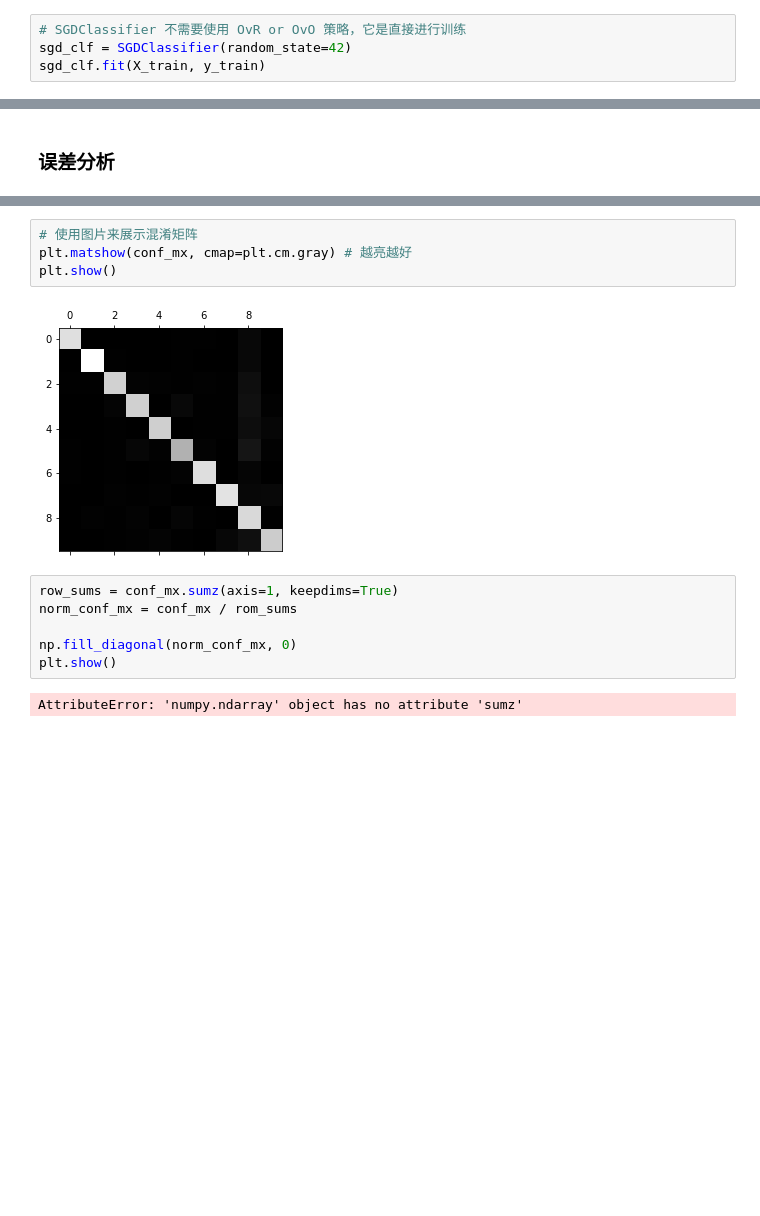
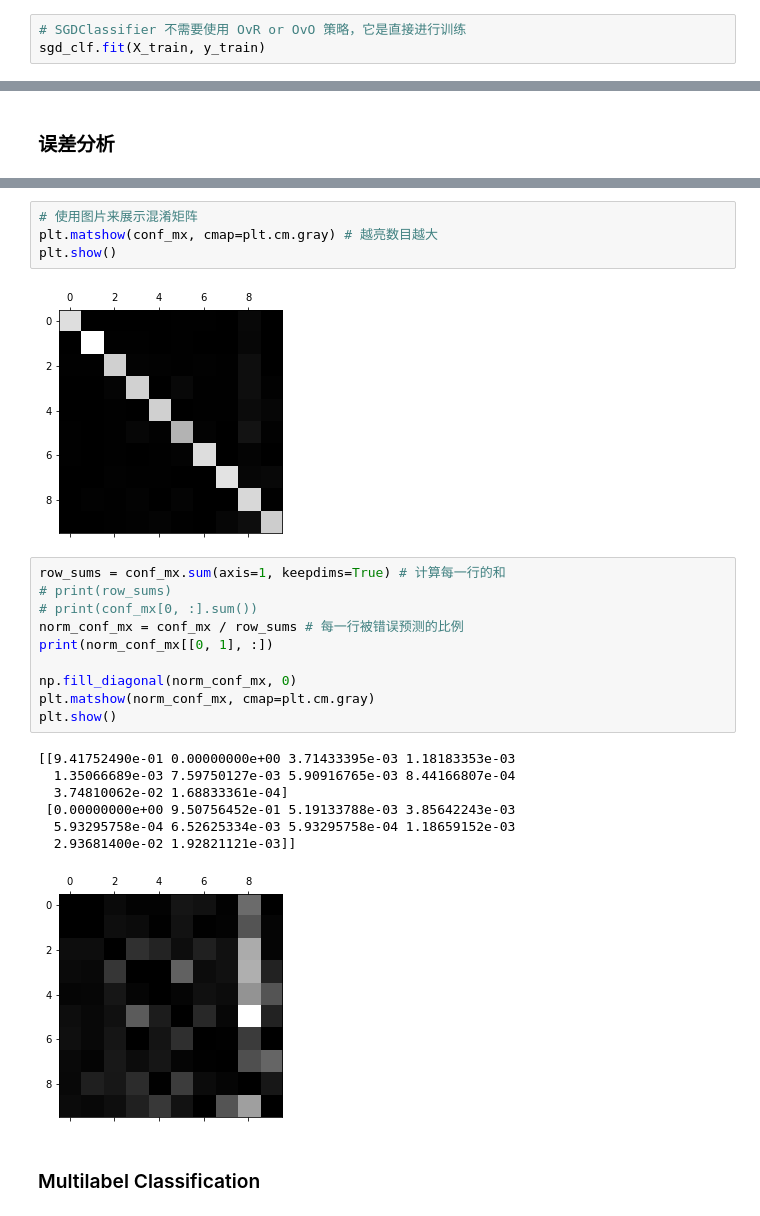
Before and after one commit to mengxiangyue/ml2-learn, a Jupyter notebook: 03_classification.ipynb, the cells around one changed output, grey strips where cells are left out. Saved outputs shown, nothing was run; the diff lists cells and outputs as text; blank space fills up the shorter version.

```diff
--- a/03_classification.ipynb
+++ b/03_classification.ipynb
@@ -298,7 +298,6 @@ len(ovr_clf.estimators_)
 10
 # %%
 # SGDClassifier 不需要使用 OvR or OvO 策略，它是直接进行训练
-sgd_clf = SGDClassifier(random_state=42)
 sgd_clf.fit(X_train, y_train)
 # %% [output]
 SGDClassifier(alpha=0.0001, average=False, class_weight=None,
@@ -347,14 +346,26 @@ array([[5576,    0,   21,    6,    9,   43,   37,    6,  224,    1],
 # %%
 # 使用图片来展示混淆矩阵
-plt.matshow(conf_mx, cmap=plt.cm.gray) # 越亮越好
+plt.matshow(conf_mx, cmap=plt.cm.gray) # 越亮数目越大
 plt.show()
 # %% [output]
 [figure]
 # %%
-row_sums = conf_mx.sumz(axis=1, keepdims=True)
-norm_conf_mx = conf_mx / rom_sums
+row_sums = conf_mx.sum(axis=1, keepdims=True) # 计算每一行的和
+# print(row_sums)
+# print(conf_mx[0, :].sum())
+norm_conf_mx = conf_mx / row_sums # 每一行被错误预测的比例
+print(norm_conf_mx[[0, 1], :])
 
 np.fill_diagonal(norm_conf_mx, 0)
+plt.matshow(norm_conf_mx, cmap=plt.cm.gray)
 plt.show()
 # %% [output]
-AttributeError: 'numpy.ndarray' object has no attribute 'sumz'
+[[9.41752490e-01 0.00000000e+00 3.71433395e-03 1.18183353e-03
+  1.35066689e-03 7.59750127e-03 5.90916765e-03 8.44166807e-04
+  3.74810062e-02 1.68833361e-04]
+ [0.00000000e+00 9.50756452e-01 5.19133788e-03 3.85642243e-03
+  5.93295758e-04 6.52625334e-03 5.93295758e-04 1.18659152e-03
+  2.93681400e-02 1.92821121e-03]]
+[figure, added]
+# %% [markdown]
+### Multilabel Classification
```
Also changed, not shown: parts of 24 cells of this notebook.
